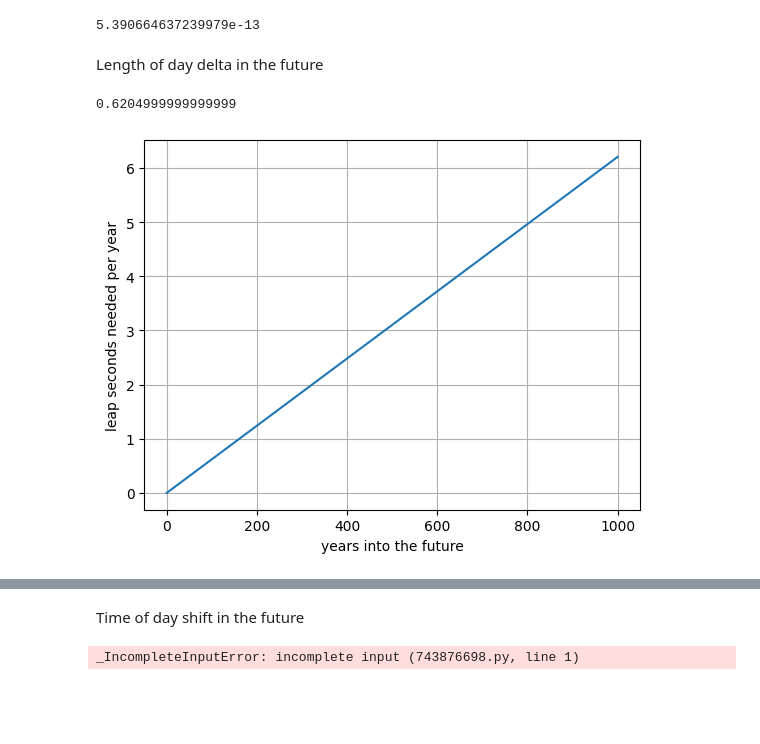
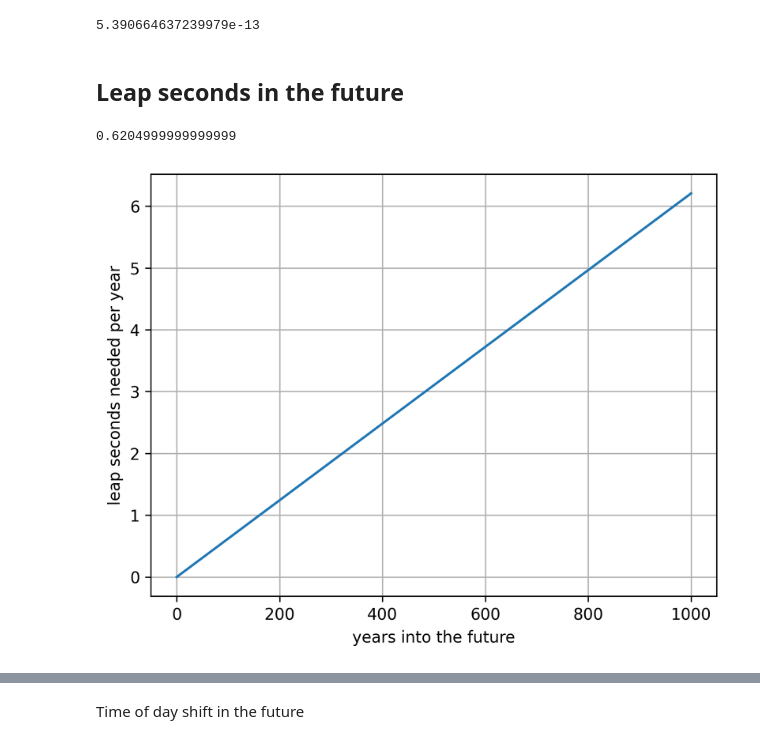
Before and after one commit to multi-io/mydocs-pub, a Jupyter notebook: math/leapseconds/leapseconds.ipynb, the cells around one changed output, grey strips where cells are left out. Drawn from its saved outputs; the diff is of its cells as text; code cells hidden in the pictures; blank space fills up the shorter version.

Commit message:
math/leapseconds

```diff
--- a/math/leapseconds/leapseconds.ipynb
+++ b/math/leapseconds/leapseconds.ipynb
@@ -5,6 +5,8 @@ import numpy as np
 import scipy as sp
 import scipy.constants as sc
 import matplotlib.pyplot as plt
+
+plt.rcParams['figure.dpi'] = 300
 # %% [markdown]
 Length of day increase rate
 # %%
@@ -14,7 +16,7 @@ D
 # %% [output]
 5.390664637239979e-13
 # %% [markdown]
-Length of day delta in the future
+## Leap seconds in the future
 # %%
 def length_of_day_delta(t): return t*D
 # %%
@@ -23,13 +25,13 @@ length_of_day_delta(100 * sc.year) * 365
 0.6204999999999999
 # %%
 years = np.linspace(0,1000,100)
-leapsec_per_year = np.array([length_of_day_delta(y * sc.year) * 365 for y in years])
+leapsec_per_year = length_of_day_delta(years * sc.year) * 365
 fig, ax = plt.subplots()
 ax.plot(years, leapsec_per_year)
 ax.set_xlabel("years into the future")
 ax.set_ylabel("leap seconds needed per year")
 ax.grid(True)
 # %% [output]
-[figure, old version]
+[figure, new version]
 # %%
 years = np.linspace(0,50000,100)
@@ -47,8 +49,6 @@ secax.grid(True)
 # %% [markdown]
 Time of day shift in the future
 # %%
-def t_of_day_shift(t):
+def t_of_day_shift(t): None
-# %% [output]
-_IncompleteInputError: incomplete input (743876698.py, line 1)
 # %%
 t_of_day_shift(8000*sc.year)
```
Also changed, not shown: parts of 1 cell of this notebook, 3 other files.
